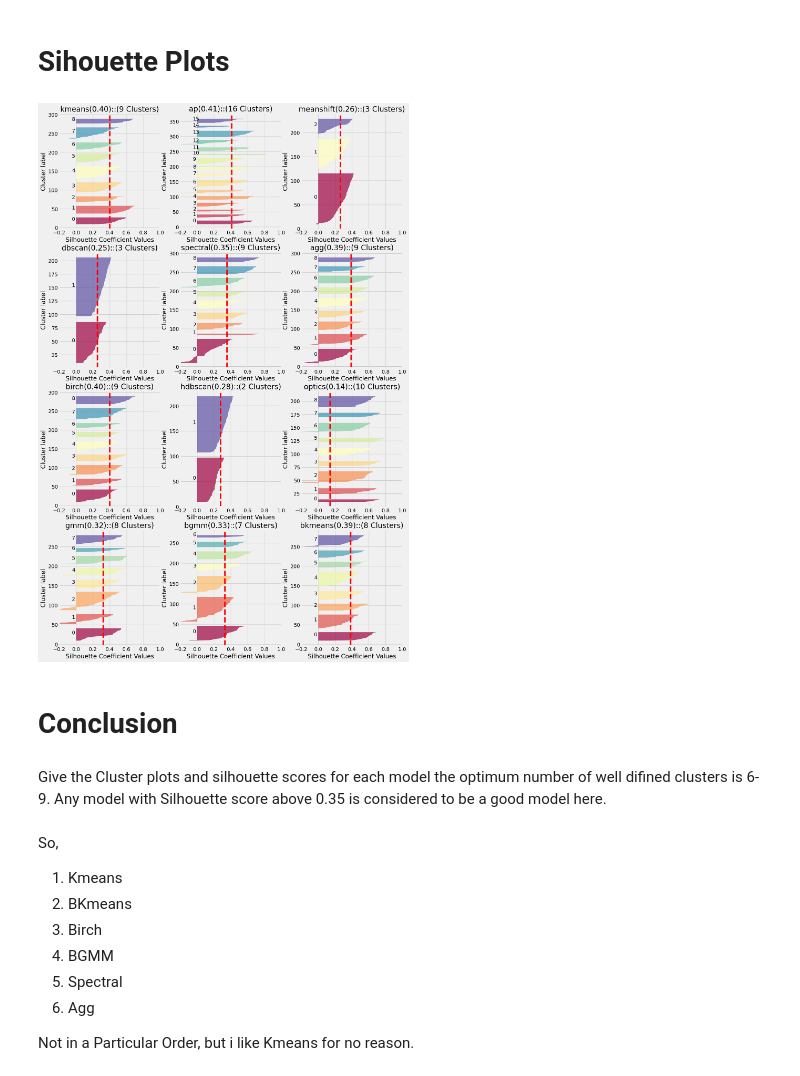
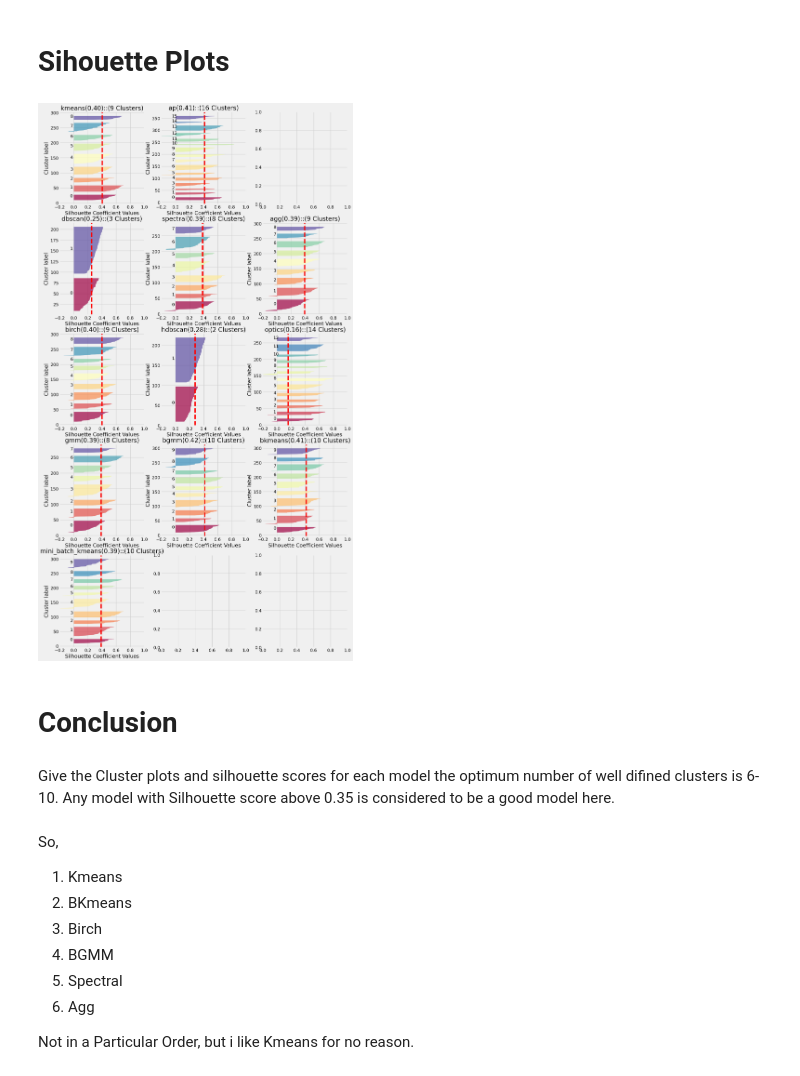
Before and after one commit to tikendraw/customer-segmentation-and-analysis, a Jupyter notebook: Customer Segmentation and Analysis.ipynb, the cells around one changed output. Drawn from its saved outputs; the diff is of its cells as text; code cells hidden in the pictures.

```diff
--- a/Customer Segmentation and Analysis.ipynb
+++ b/Customer Segmentation and Analysis.ipynb
@@ -625,21 +652,19 @@ class ClusterRandomizedSearch: #(BaseEstimator, ClusterMixin)
 scorrr = ['silhouette_score', 'davies_bouldin_score', 'calinski_harabasz_score']
 # %%
 model_grid_search = {}
-n_iter=10
+n_iter=150
 for i in models:
     print(i)
-#     tuner = HyperparameterTuner(models[i], params[i], n_iter)
     tuner = ClusterRandomizedSearch(models[i], params[i], n_iter, scoring=scorrr, random_state=42)
     tuner.fit(x_scaled)
 
     best_params = tuner.best_params_
     best_score = tuner.best_score_
+    print('Combination: ',len(tuner.get_all_combinations(params[i])))
     print('Best Parameters:', best_params)
     print('Best Score:', best_score)
 
     model_grid_search[i] = tuner
-#     except ValueError as e:
-#         pass
     print()
 # %% [output]
 kmeans
@@ -662,4 +687,11 @@ Best Score: 0.38632850844791394
 # %%
-a = model_grid_search['kmeans'].results_()
-a
+big_results_df = pd.DataFrame()
+for model in model_grid_search:
+    a = model_grid_search[model].results_()
+    aa = a.sort_values('silhouette_score', ascending=False).head(3)
+    print(model)
+    pp = aa[['params', 'name', 'n_clusters']+scorrr]
+    display(pp)
+
+    big_results_df = pd.concat([big_results_df, pp])
 # %% [output]
@@ -693,8 +758,8 @@ len(fine_tunes_models)
 # %%
 n_cols = 3
-n_rows = fine_tunes_models.__len__() // n_cols
+n_rows = (fine_tunes_models.__len__() // n_cols)+1
 # Create a 4x3 grid of subplots
-fig, axes = plt.subplots(n_rows, n_cols, figsize=(15, 15))
+fig, axes = plt.subplots(n_rows, n_cols, figsize=(15, 25))
 
 plot_n = 0
 for name, model in fine_tunes_models.items():
@@ -706,7 +771,10 @@ for name, model in fine_tunes_models.items():
         y_pred = model.predict(x_scaled)
 
     cluster_num = len(np.unique(y_pred))
-    score = silhouette_score(x_scaled, y_pred)
+
+    if cluster_num > 1:
+
+        score = silhouette_score(x_scaled, y_pred)
 
     plot_scatter_2d(x_scaled, y_pred, ax=axes[plot_n // 3, plot_n % 3])
     axes[plot_n // 3, plot_n % 3].set_title(f'{name} ({score:.2f}) :: {cluster_num} Clusters')
@@ -730,10 +798,13 @@ for name, model in fine_tunes_models.items():
     else:
         y_pred = model.predict(x_scaled)  # Use x_scaled, not X
 
-    n_clusters = len(np.unique(y_pred))
-    score = silhouette_score(x_scaled, y_pred)
+    n_clusters = np.unique(y_pred).size
+    if n_clusters > 1:
+        score = silhouette_score(x_scaled, y_pred)
     plot_datapoints(x_scaled, y_pred, n_components=3, title=f'{nn}. {name}({score:.2f})::({n_clusters} Clusters)')
+
     nn += 1
+#     print(nn)
 # %% [output]
 [interactive output not drawn]
 [interactive output not drawn]
@@ -754,32 +825,35 @@ Some of the Datapoints are in same cluster but in different places. It just may
 # %%
 
 
 
-fig, ax = plt.subplots(n_rows, n_cols, figsize=(15, 25))
+fig, ax = plt.subplots(n_rows, n_cols, figsize=(15, 30))
 
 plot_n = 0
 for name, model in fine_tunes_models.items():
     model.fit(x_scaled)
 
     if hasattr(model, "labels_"):
         y_pred = model.labels_.astype(int)
     else:
         y_pred = model.predict(x_scaled)
 
     n_clusters = len(np.unique(y_pred))
-    score = silhouette_score(x_scaled, y_pred)
-    plot_silhouette(name, y_pred, x_scaled, ax=ax[plot_n // 3, plot_n % 3])
-    ax[plot_n // 3, plot_n % 3].set_title(f'{name}({score:.2f})::({n_clusters} Clusters)')
+
+    score = 0
+    if n_clusters > 1:
+        score = silhouette_score(x_scaled, y_pred)
+        plot_silhouette(name, y_pred, x_scaled, ax=ax[plot_n // 3, plot_n % 3])
+        ax[plot_n // 3, plot_n % 3].set_title(f'{name}({score:.2f})::({n_clusters} Clusters)')
 
     plot_n += 1
 
 plt.show()
 # %% [output]
-[figure, old version]
+[figure, new version]
 # %% [markdown]
 # Conclusion
 # %% [markdown]
-Give the Cluster plots and silhouette scores for each model the optimum number of well difined clusters is 6-9.
+Give the Cluster plots and silhouette scores for each model the optimum number of well difined clusters is 6-10.
 Any model with Silhouette score above 0.35 is considered to be a good model here.
 # %% [markdown]
 So,
```
Also changed, not shown: parts of 23 cells of this notebook.
